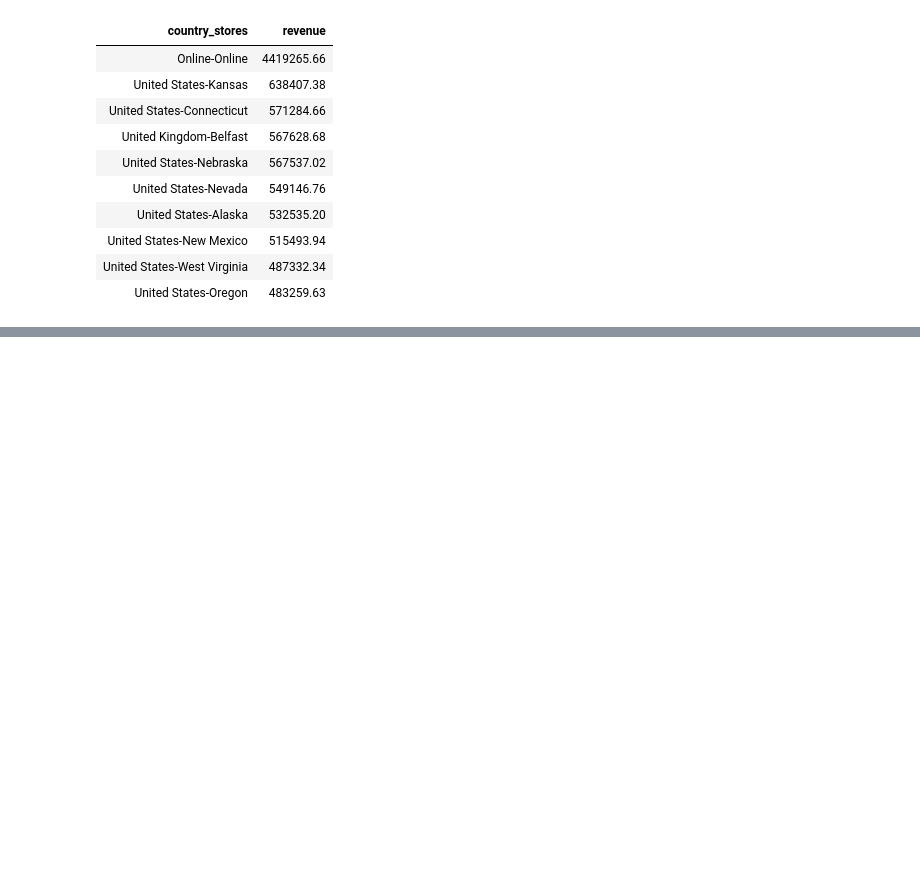
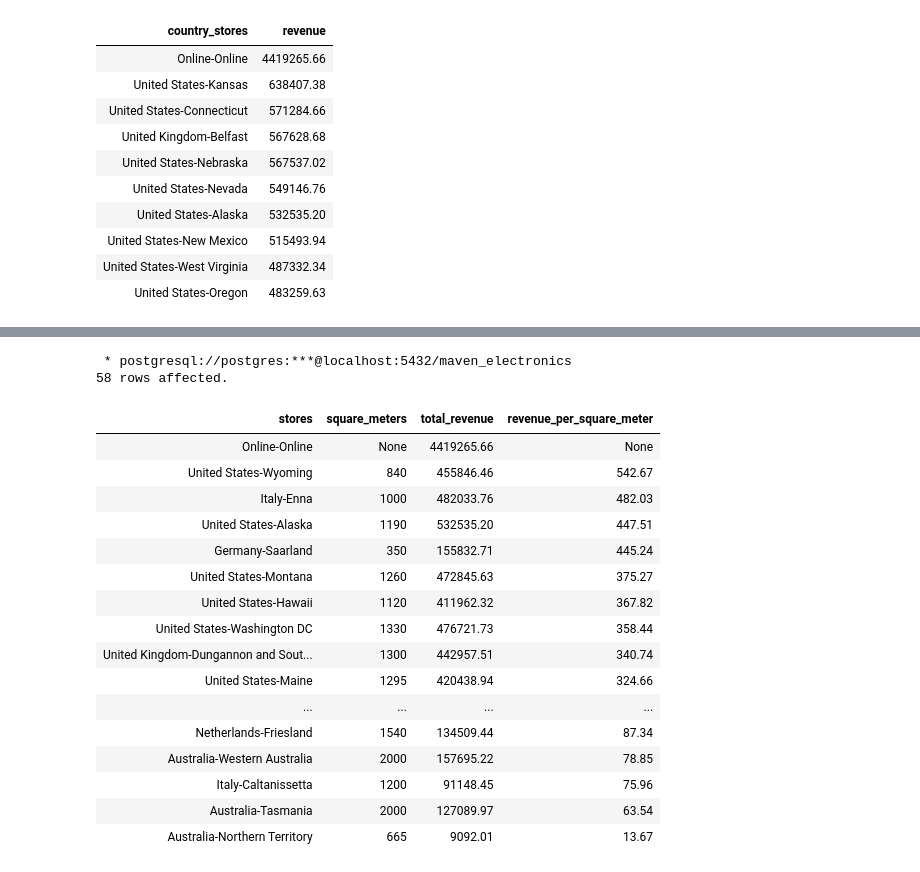
Before and after one commit to Ronald116/Data-Analysis-Projects, a Jupyter notebook: Maven_Global_Electronics_Retailer/global_electronics_retail_analysis.ipynb, the cells around one changed output, grey strips where cells are left out. Drawn from its saved outputs; the diff is of its cells as text; code cells hidden in the pictures; blank space fills up the shorter version.

```diff
--- a/Maven_Global_Electronics_Retailer/global_electronics_retail_analysis.ipynb
+++ b/Maven_Global_Electronics_Retailer/global_electronics_retail_analysis.ipynb
@@ -620,0 +632,52 @@ LIMIT 10;
+# %%
+%%sql
+-- revenue per square meter
+
+WITH storeRevenue AS (
+    SELECT
+        s.storekey,
+        ROUND(
+            SUM(s.quantity * p.unit_price_usd / e.exchange), 2
+        ) AS total_revenue
+    FROM
+        sales s
+    INNER JOIN products p
+    ON s.productkey = p.productkey
+    JOIN exchange_rates e
+    ON s.currency_code = e.currency AND s.order_date = e.date
+    GROUP BY 1
+)
+
+SELECT
+    st.country || '-' || st.state AS stores,
+    st.square_meters,
+    sr.total_revenue,
+    ROUND(
+        sr.total_revenue / NULLIF(st.square_meters, 0), 2
+    ) AS revenue_per_square_meter
+FROM
+    stores st
+INNER JOIN
+    storeRevenue sr
+ON st.storekey = sr.storekey
+ORDER BY 4 DESC;
+# %% [output]
+ * postgresql://postgres:***@localhost:5432/maven_electronics
+58 rows affected.
+| stores | square_meters | total_revenue | revenue_per_square_meter |
+| Online-Online | None | 4419265.66 | None |
+| United States-Wyoming | 840 | 455846.46 | 542.67 |
+| Italy-Enna | 1000 | 482033.76 | 482.03 |
+| United States-Alaska | 1190 | 532535.20 | 447.51 |
+| Germany-Saarland | 350 | 155832.71 | 445.24 |
+| United States-Montana | 1260 | 472845.63 | 375.27 |
+| United States-Hawaii | 1120 | 411962.32 | 367.82 |
+| United States-Washington DC | 1330 | 476721.73 | 358.44 |
+| United Kingdom-Dungannon and Sout... | 1300 | 442957.51 | 340.74 |
+| United States-Maine | 1295 | 420438.94 | 324.66 |
+| ... | ... | ... | ... |
+| Netherlands-Friesland | 1540 | 134509.44 | 87.34 |
+| Australia-Western Australia | 2000 | 157695.22 | 78.85 |
+| Italy-Caltanissetta | 1200 | 91148.45 | 75.96 |
+| Australia-Tasmania | 2000 | 127089.97 | 63.54 |
+| Australia-Northern Territory | 665 | 9092.01 | 13.67 |
```
Also changed, not shown: parts of 2 cells of this notebook.
